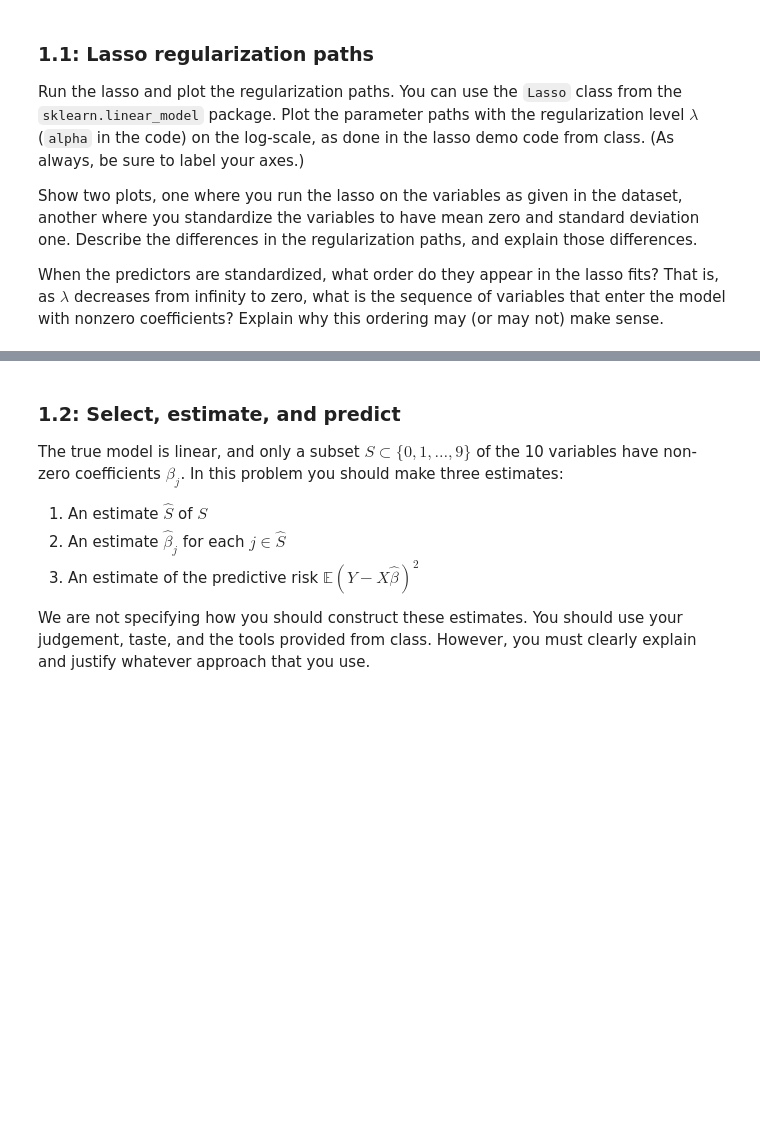
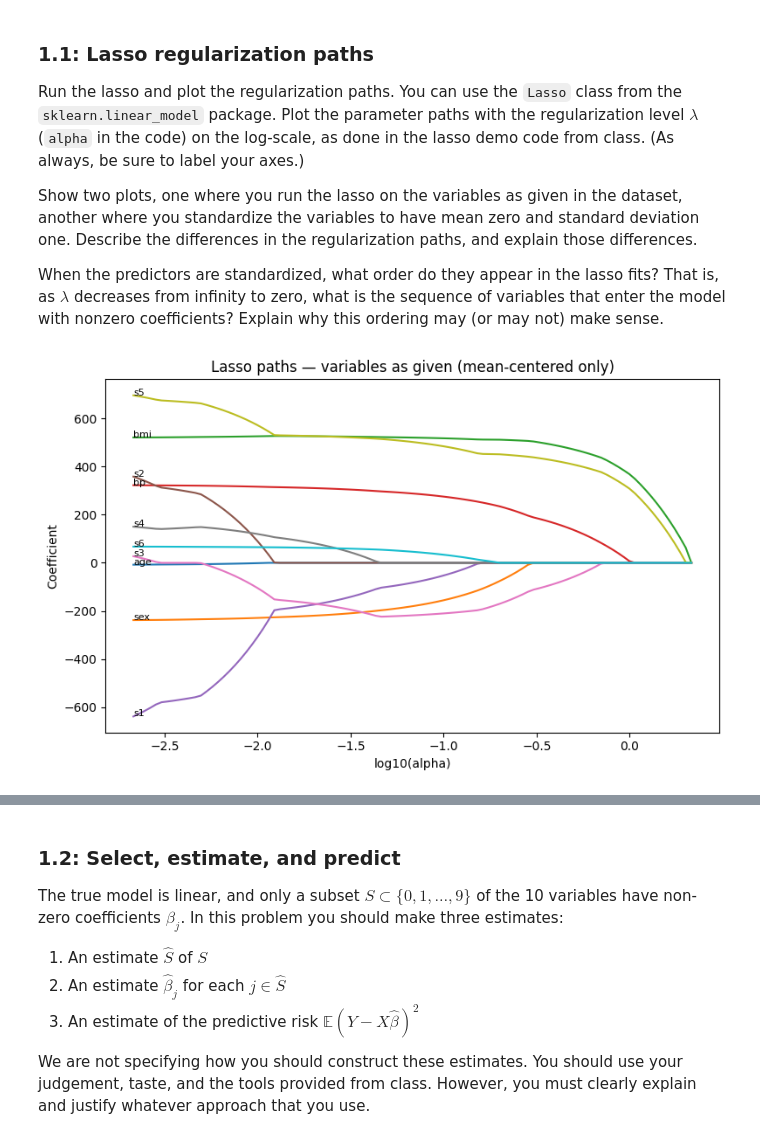
Before and after one commit to wangyf1125/SDS6650, a Jupyter notebook: assignments/assn1/assn1.ipynb, the cells around one changed output, grey strips where cells are left out. Cells and saved outputs as stored; diff of their text form; code cells hidden in the pictures; blank space fills up the shorter version.

```diff
--- a/assignments/assn1/assn1.ipynb
+++ b/assignments/assn1/assn1.ipynb
@@ -80,0 +79,86 @@ When the predictors are standardized, what order do they appear in the lasso fit
+# %%
+# your code (and Markdown if needed) here
+
+from sklearn.linear_model import lasso_path
+from sklearn.preprocessing import StandardScaler
+
+# 0) Load data
+# X_given: sklearn default version (mean-centered but not scaled to unit variance)
+X_given, y = load_diabetes(return_X_y=True)
+# X_raw: completely raw version
+X_raw, y_raw = load_diabetes(return_X_y=True, scaled=False)
+
+# Consistency check (optional)
+assert np.allclose(y, y_raw)
+
+# Feature names
+feature_names = np.array(load_diabetes().feature_names)
+
+# 1) Build a standardized version (z-score), each column mean=0, std=1
+scaler = StandardScaler(with_mean=True, with_std=True)
+X_std = scaler.fit_transform(X_raw)
+
+# 2) Compute two sets of Lasso paths (coefficients vs alpha)
+# alphas are sorted in descending order; coefs shape: (n_features, n_alphas)
+alphas_given, coefs_given, _ = lasso_path(X_given, y)
+alphas_std,   coefs_std,   _ = lasso_path(X_std, y)
+
+# 3) Plot paths: As-given (not scaled to unit variance)
+plt.figure(figsize=(8, 5))
+for j in range(coefs_given.shape[0]):
+    plt.plot(np.log10(alphas_given), coefs_given[j], label=feature_names[j])
+# Annotate variable names at the end of each curve (avoid full legend clutter)
+for j, name in enumerate(feature_names):
+    y_last = coefs_given[j, -1]
+    x_last = np.log10(alphas_given[-1])
+    plt.text(x_last, y_last, name, fontsize=8)
+plt.xlabel("log10(alpha)")
+plt.ylabel("Coefficient")
+plt.title("Lasso paths — variables as given (mean-centered only)")
+plt.tight_layout()
+plt.show()
+
+# 4) Plot paths: Standardized (unit variance)
+plt.figure(figsize=(8, 5))
+for j in range(coefs_std.shape[0]):
+    plt.plot(np.log10(alphas_std), coefs_std[j], label=feature_names[j])
+for j, name in enumerate(feature_names):
+    y_last = coefs_std[j, -1]
+    x_last = np.log10(alphas_std[-1])
+    plt.text(x_last, y_last, name, fontsize=8)
+plt.xlabel("log10(alpha)")
+plt.ylabel("Coefficient (standardized predictors)")
+plt.title("Lasso paths — standardized to mean 0, std 1")
+plt.tight_layout()
+plt.show()
+
+# 5) Compute entry order (standardized case):
+#    Definition: as alpha decreases from large to small,
+#    the larger the alpha at which a coefficient first becomes nonzero,
+#    the earlier the variable enters.
+def entry_order(alphas_desc, coefs, tol=1e-10):
+    # coefs: (n_features, n_alphas); alphas_desc: descending order
+    first_alphas = []
+    for j in range(coefs.shape[0]):
+        row = coefs[j]
+        nz = np.where(np.abs(row) > tol)[0]
+        if len(nz) == 0:
+            first_alphas.append((-np.inf, j))  # never enters
+        else:
+            k = nz[0]  # first nonzero position (corresponding to largest alpha)
+            first_alphas.append((alphas_desc[k], j))
+    # Sort by alpha in descending order (larger alpha = earlier entry)
+    first_alphas.sort(reverse=True, key=lambda x: x[0])
+    order_idx = [j for a, j in first_alphas if a != -np.inf]
+    order_feats = feature_names[order_idx]
+    order_alphas = [a for a, j in first_alphas if a != -np.inf]
+    return order_feats, order_alphas
+
+order_feats, order_alphas = entry_order(alphas_std, coefs_std)
+
+# Print entry order and corresponding alpha
+print("Entry order (standardized):")
+for k, (f, a) in enumerate(zip(order_feats, order_alphas), start=1):
+    print(f"{k:2d}. {f:>3s}   alpha_at_entry = {a:.6f}")
+# %% [output]
+[figure, added]
```
Also changed, not shown: parts of 3 cells of this notebook.
